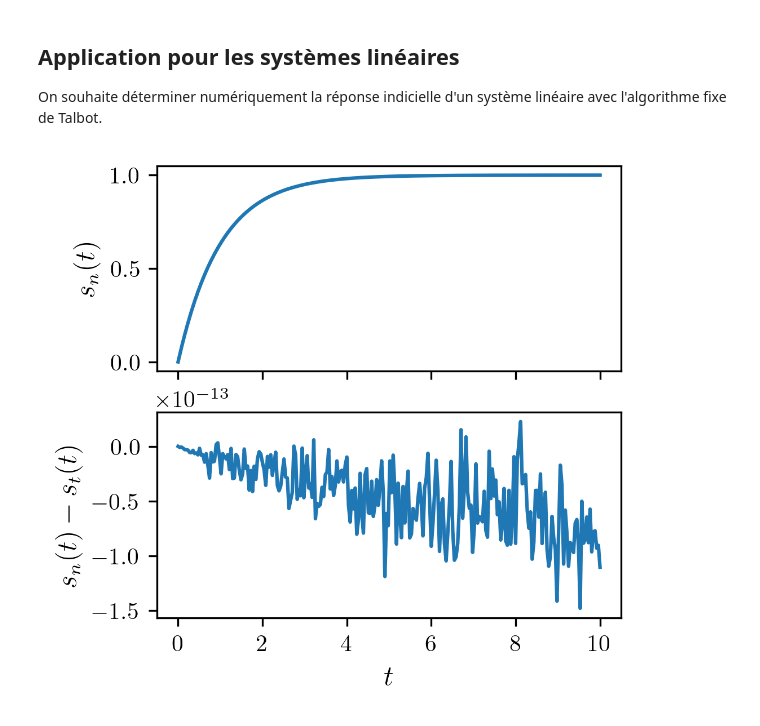
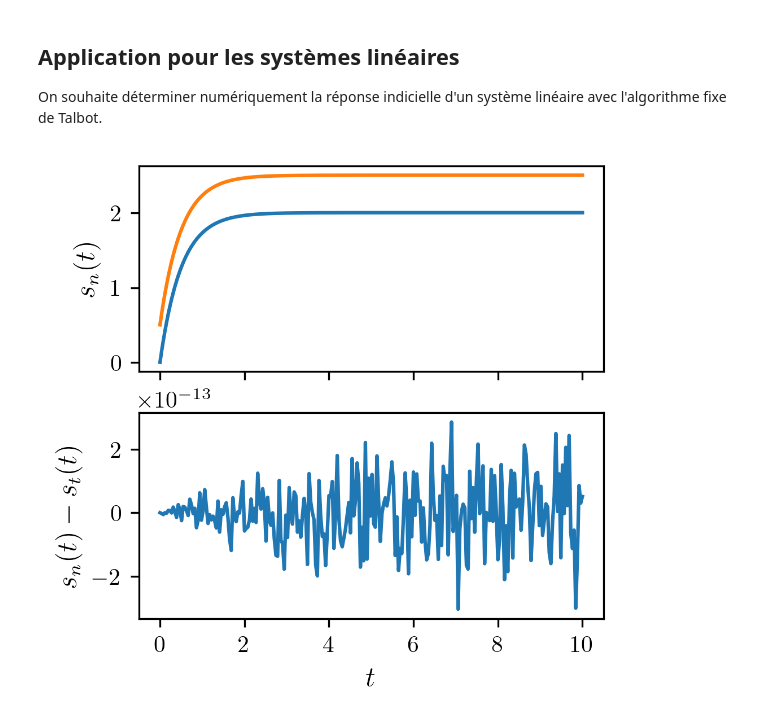
Before and after one commit to FilipeVasconcelos/syslinauto_book, a Jupyter notebook: notebook/ilaplace/Transformation_de_Laplace_inverse.ipynb, the cells around one changed output. Cells and saved outputs as stored; diff of their text form; code cells hidden in the pictures.

```diff
--- a/notebook/ilaplace/Transformation_de_Laplace_inverse.ipynb
+++ b/notebook/ilaplace/Transformation_de_Laplace_inverse.ipynb
@@ -167,11 +200,17 @@ talbot(1,lambda p: 1/(p+1)**2)
 # %%
-T=np.logspace(-4,4,256)
-f_talbot=np.array([talbot(t,fp,20) for t in T])
-f_analytic=np.array([ft(t) for t in T])
+ft=lambda t : t*exp(-t)
+fp=lambda p : 1/(p+1)**2
+
+t=np.logspace(-4,4,256)
+f_talbot=np.array([talbot(tk,fp,28) for tk in t])
+f_talbot2=np.array([invertlaplace(fp,tk,method='talbot',degree=28) for tk in t])
+f_analytic=np.array([ft(tk) for tk in t])
 fig, ax = plt.subplots(nrows=1, ncols=1,figsize=(3.54,3.54))
 ax.set_xlabel('$t$')
 ax.set_ylabel('Error')
-ax.plot(T,f_talbot-f_analytic)
+ax.plot(t,f_talbot-f_analytic)
+ax.plot(t,(f_talbot2-f_analytic))
 ax.set_xscale('log')
+plt.savefig("fig/erreur_talbot.png")
 plt.show()
 # %% [output]
@@ -181,31 +220,36 @@ plt.show()
 On souhaite déterminer numériquement la réponse indicielle d'un système linéaire
 avec l'algorithme fixe de Talbot.
 # %%
-def premier_ordre(t,name="step",**kwargs):
+def premier_ordre(t,**kwargs):
     K=kwargs.get('K', 1.0)
     tau=kwargs.get('tau', 1.0)
+    E0=kwargs.get('E0', 1.0)
     a=np.exp(-t/tau)
-    return K*(1-a)
+    return K*E0*(1-a)
 # %%
 K=1
-tau=1
-E0=1
+tau=0.5
+E0=2
 H=lambda p: K/(tau*p+1)
 E=lambda p: E0/p
 S=lambda p: H(p)*E(p)
-T=np.linspace(0.001,10,256)
-s=np.array([talbot(t,S,20) for t in T])
-po=np.array([premier_ordre(t,K=K,tau=tau) for t in T])
+t=np.linspace(0.001,10,256)
+s1=np.array([talbot(tk,S,22) for tk in t])
+s2=np.array([gaver_stehfest(tk,S,18) for tk in t])
+#s=np.array([Mfourier(t,S) for t in T])
+po=np.array([premier_ordre(tk,K=K,tau=tau,E0=E0) for tk in t])
 
 fig, (ax1,ax2) = plt.subplots(nrows=2, ncols=1,figsize=(3.54,3.54),sharex = True)
-ax1.plot(T,s)
-ax2.plot(T,s-po)
+ax1.plot(t,s1)
+ax1.plot(t,po+0.5)
+ax2.plot(t,s1-po)
 ax1.set_ylabel("$s_n(t)$")
 ax2.set_xlabel("$t$")
 ax2.set_ylabel("$s_n(t)-s_t(t)$")
+plt.savefig("fig/1er_ordre_talbot.png")
 plt.show()
 # %% [output]
-[figure, old version]
+[figure, new version]
 # %%
 # ======================================================================
 # réponse indicielle d'un système du second ordre
```
Also changed, not shown: parts of 10 cells of this notebook, 17 other files.
